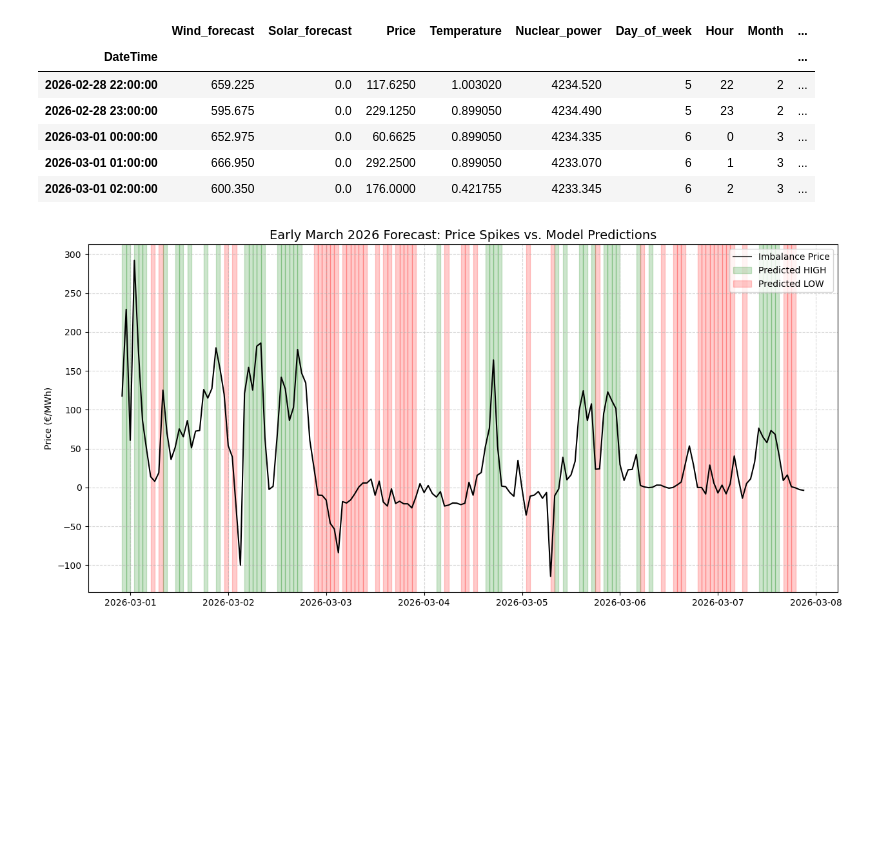
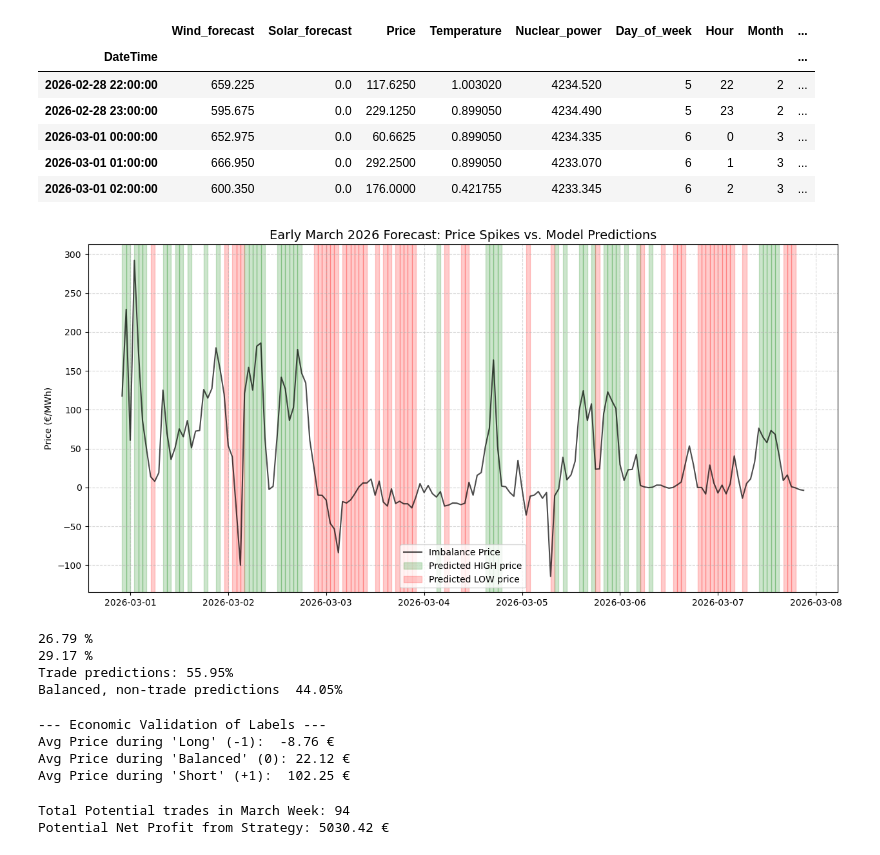
Before and after one commit to PRoutamaa/DS_Business_project, a Jupyter notebook: project.ipynb, the cells around one changed output. Cells and saved outputs as stored; diff of their text form; code cells hidden in the pictures; blank space fills up the shorter version.

```diff
--- a/project.ipynb
+++ b/project.ipynb
@@ -630,6 +628,6 @@ Pipeline(steps=[('clf',
 # %%
 prediction = best_models['XGB'].predict(X_forecast)
-forecast_data['prediction'] = prediction - 1
+forecast_data['Prediction'] = prediction - 1
 forecast_data.head()
 # %% [output]
 |  | Wind_forecast | Solar_forecast | Price | Temperature | Nuclear_power | Day_of_week | Hour | Month | ... |
@@ -642,23 +640,77 @@ forecast_data.head()
 # %%
 import matplotlib.patches as mpatches
 
 plt.figure(figsize=(15, 7))
 plt.plot(forecast_data.index, forecast_data['Price'], color='black', alpha=0.7)
 
 for i in range(len(forecast_data)):
-    if forecast_data['prediction'].iloc[i] == 1: # Short (Price high)
+    if forecast_data['Prediction'].iloc[i] == 1: # Short (Price high)
         plt.axvspan(forecast_data.index[i], forecast_data.index[i] + pd.Timedelta(hours=1), color='green', alpha=0.2)
-    elif forecast_data['prediction'].iloc[i] == -1: # Long (Price low)
+    elif forecast_data['Prediction'].iloc[i] == -1: # Long (Price low)
         plt.axvspan(forecast_data.index[i], forecast_data.index[i] + pd.Timedelta(hours=1), color='red', alpha=0.2)
 
-legend_color_high = mpatches.Patch(color='green', alpha=0.2, label='Predicted HIGH')
-legend_color_low= mpatches.Patch(color='red', alpha=0.2, label='Predicted LOW')
+legend_color_high = mpatches.Patch(color='green', alpha=0.2, label='Predicted HIGH price')
+legend_color_low= mpatches.Patch(color='red', alpha=0.2, label='Predicted LOW price ')
 price_line = plt.Line2D([0], [0], color='black', alpha=0.7, label='Imbalance Price')
 
 plt.title('Early March 2026 Forecast: Price Spikes vs. Model Predictions', fontsize=14)
 plt.ylabel('Price (€/MWh)')
 plt.legend(handles=[price_line, legend_color_high, legend_color_low], frameon=True)
 plt.grid(True, which='both', linestyle='--', alpha=0.5)
 plt.show()
 # %% [output]
-[figure, old version]
+[figure, new version]
+# %%
+highs = []
+balanced = []
+lows = []
+total_len = len(forecast_data['Prediction'].values)
+
+for value in forecast_data['Prediction'].values:
+    if value == 1:
+        highs.append(value)
+    elif value == -1:
+        lows.append(value)
+    else:
+        balanced.append(value)
+
+print(f"{len(highs) / total_len * 100:.2f} %")
+print(f"{len(lows) / total_len * 100:.2f} %")
+print(f'Trade predictions: {(len(highs) + len(lows)) / total_len * 100:.2f}%')
+print(f'Balanced, non-trade predictions  {len(balanced) / total_len * 100:.2f}%')
+# %% [output]
+26.79 %
+29.17 %
+Trade predictions: 55.95%
+Balanced, non-trade predictions  44.05%
+# %%
+validation_df = pd.DataFrame({
+    'Price': forecast_data['Price'],
+    'Label': forecast_data['Prediction']
+})
+
+
+potential_avg_prices = validation_df.groupby('Label')['Price'].mean()
+
+print("--- Economic Validation of Labels ---")
+print(f"Avg Price during 'Long' (-1):  {potential_avg_prices.get(-1, 0):.2f} €")
+print(f"Avg Price during 'Balanced' (0): {potential_avg_prices.get(0, 0):.2f} €")
+print(f"Avg Price during 'Short' (+1):  {potential_avg_prices.get(1, 0):.2f} €")
+# %% [output]
+--- Economic Validation of Labels ---
+Avg Price during 'Long' (-1):  -8.76 €
+Avg Price during 'Balanced' (0): 22.12 €
+Avg Price during 'Short' (+1):  102.25 €
+# %%
+# Calculate total profit if you traded 1MWh per signal
+total_spent = validation_df[validation_df['Label'] == -1]['Price'].sum()
+total_earned = validation_df[validation_df['Label'] == 1]['Price'].sum()
+
+net_profit = total_earned - total_spent
+trade_count = len(validation_df[validation_df['Label'] != 0])
+
+print(f"Total Potential trades in March Week: {trade_count}")
+print(f"Potential Net Profit from Strategy: {net_profit:.2f} €")
+# %% [output]
+Total Potential trades in March Week: 94
+Potential Net Profit from Strategy: 5030.42 €
```
Also changed, not shown: parts of 11 cells of this notebook.
